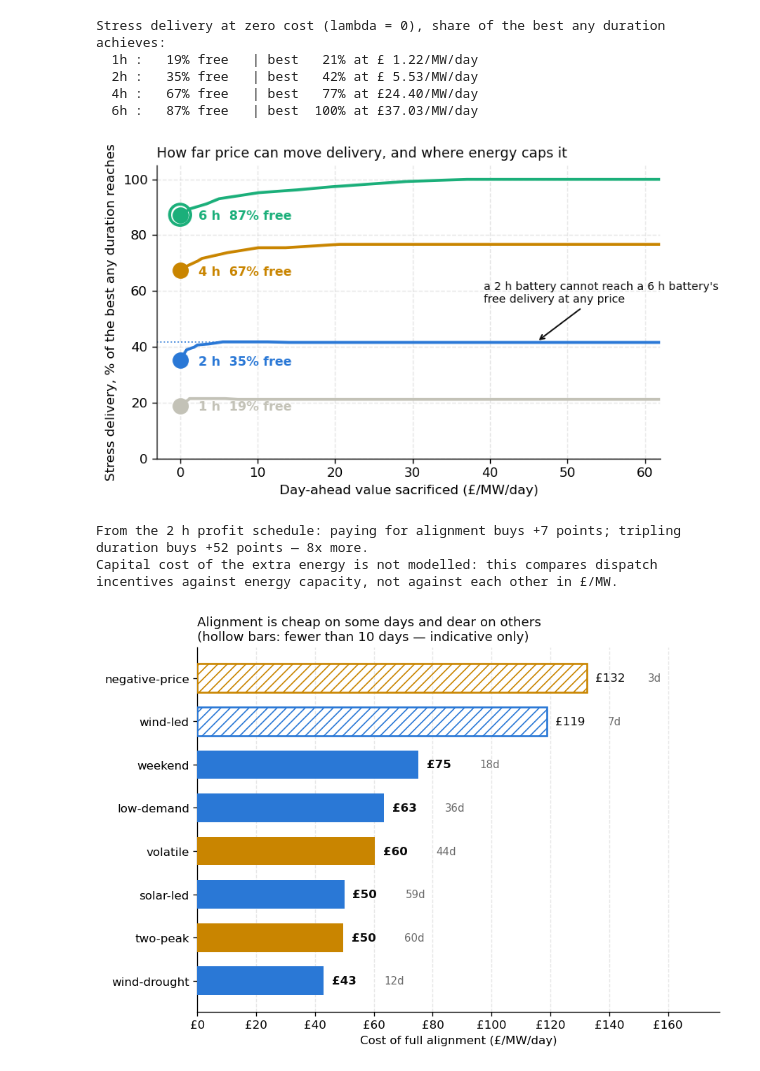
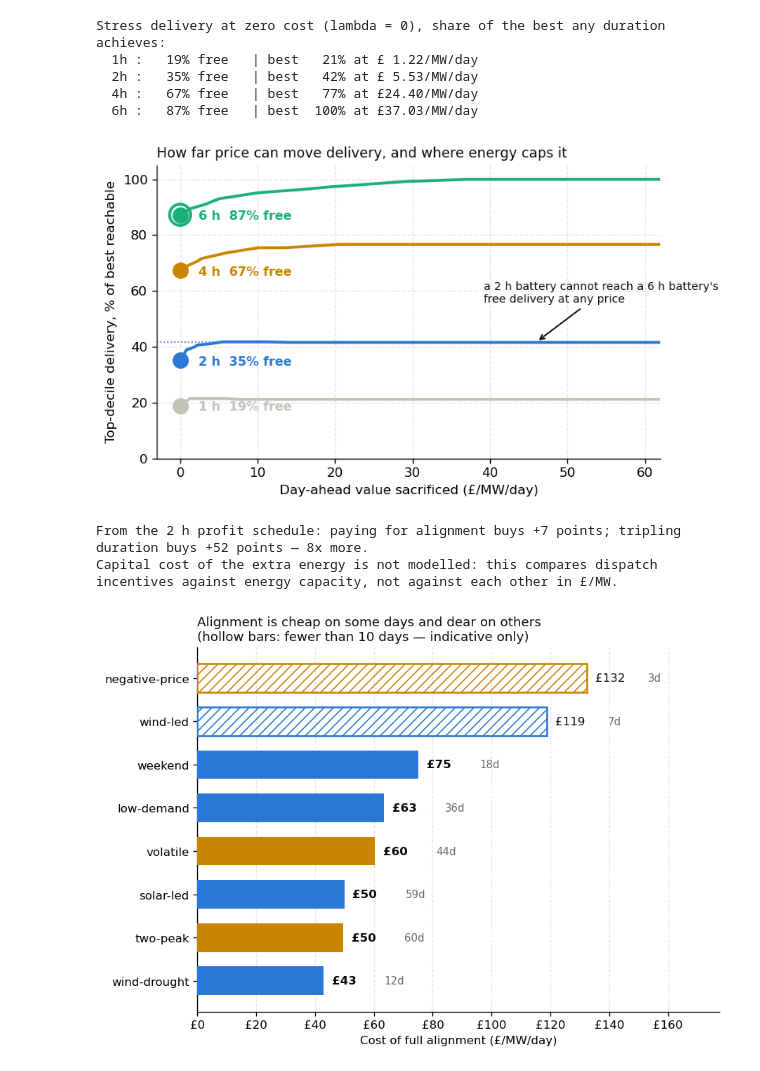
Before and after one commit to shaw029/power-trading, a Jupyter notebook: notebooks/04_alignment_gap.ipynb, the cells around one changed output. Drawn from its saved outputs; the diff is of its cells as text; code cells hidden in the pictures.

```diff
--- a/notebooks/04_alignment_gap.ipynb
+++ b/notebooks/04_alignment_gap.ipynb
@@ -203,10 +220,10 @@ fig, ax = plt.subplots(figsize=(8, 3))
 stress_hours = flags[flags["stress"]].index.hour
 surplus_hours = flags[flags["surplus"]].index.hour
 ax.hist([stress_hours, surplus_hours], bins=range(25),
-        label=["Stress", "Surplus"], color=[C["cost"], C["discharge"]])
+        label=["Top-decile load", "Surplus"], color=[C["cost"], C["discharge"]])
 ax.set_xlabel("Hour of day (UTC)")
 ax.set_ylabel("Half-hours in window")
-ax.set_title("When the system is stressed vs in surplus")
+ax.set_title("Top-decile load vs surplus")
 ax.legend()
 plt.tight_layout()
 plt.show()
@@ -715,35 +732,35 @@ six_free = dur_sweep[(dur_sweep["hours"] == 6.0) & (dur_sweep["lam"] == 0.0)].il
 ax.axhline(two["alignment_pct"].max() * 100, color=C["da"], lw=1, ls=":", zorder=2)
 ax.annotate(
     "a 2 h battery cannot reach a 6 h battery's\nfree delivery at any price",
     (46, two["alignment_pct"].max() * 100),
     xytext=(-40, 30), textcoords="offset points", fontsize=8.5, color=C["ink"],
     arrowprops=dict(arrowstyle="->", color=C["ink"], lw=1.1))
 ax.scatter([six_free["value_sacrificed"]], [six_free["alignment_pct"] * 100],
            s=260, facecolor="none", edgecolor=C["discharge"], lw=2.2, zorder=5)
 
 ax.set_xlabel("Day-ahead value sacrificed (£/MW/day)")
-ax.set_ylabel("Stress delivery, % of the best any duration reaches")
+ax.set_ylabel("Top-decile delivery, % of best reachable")
 ax.set_title("How far price can move delivery, and where energy caps it",
              fontsize=10.5, loc="left", color=C["ink"])
 ax.set_ylim(0, 105)
 # All the action is under £40; the flat tails run to £390 and would compress it.
 ax.set_xlim(-3, 62)
 plt.tight_layout()
 # Print-resolution export for the poster: the frontier as a family of durations.
 save_poster_fig(fig, "nb04_fig_duration_frontier")
 
 plt.show()
 
 gain_money = (two["alignment_pct"].max()
               - two[two["lam"] == 0.0]["alignment_pct"].iloc[0]) * 100
 gain_dur = (six_free["alignment_pct"]
             - two[two["lam"] == 0.0]["alignment_pct"].iloc[0]) * 100
 print(f"From the 2 h profit schedule: paying for alignment buys {gain_money:+.0f} points; "
       f"tripling duration buys {gain_dur:+.0f} points — {gain_dur / gain_money:.0f}x more.")
 print("Capital cost of the extra energy is not modelled: this compares dispatch "
       "incentives against energy capacity, not against each other in £/MW.")
 # %% [output]
-[figure, old version]
+[figure, new version]
 From the 2 h profit schedule: paying for alignment buys +7 points; tripling duration buys +52 points — 8x more.
 Capital cost of the extra energy is not modelled: this compares dispatch incentives against energy capacity, not against each other in £/MW.
 # %%
```
Also changed, not shown: parts of 7 cells of this notebook, 5 other files.
